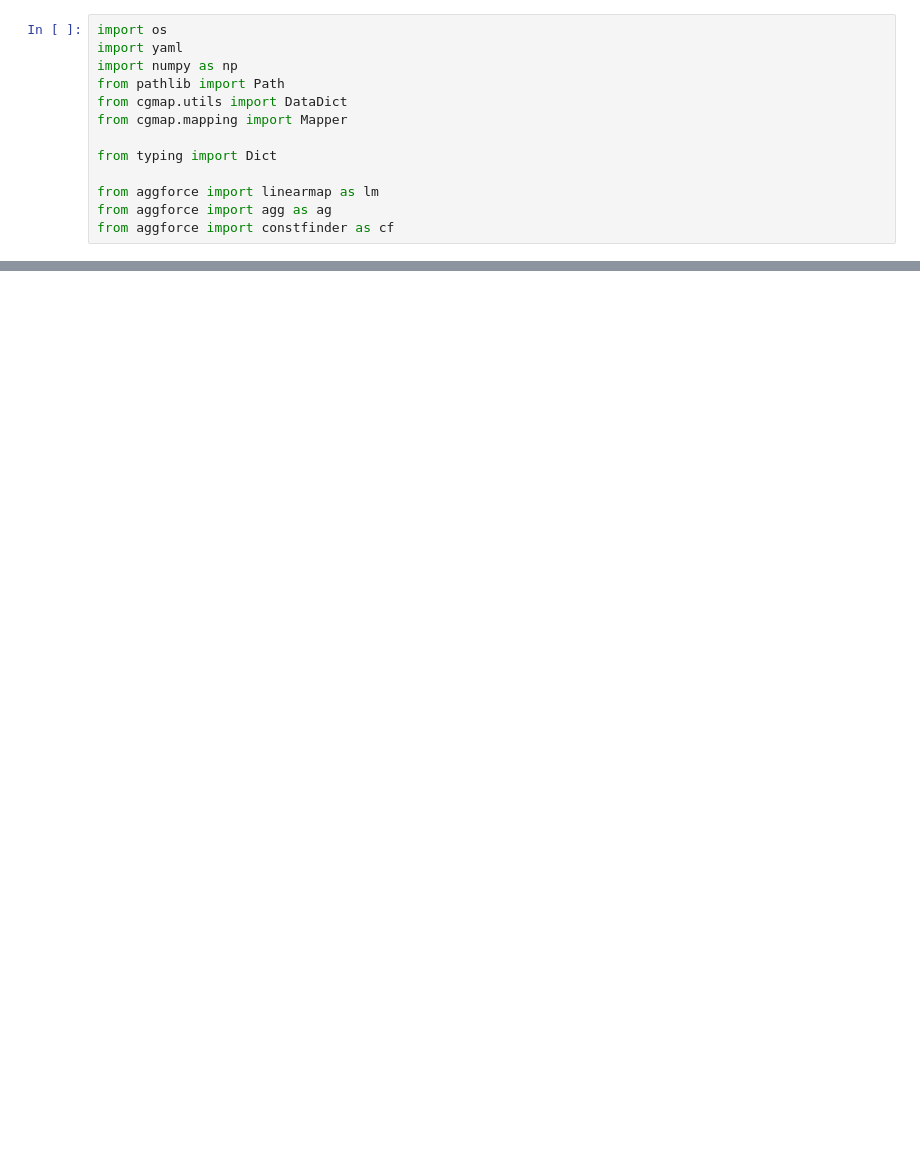
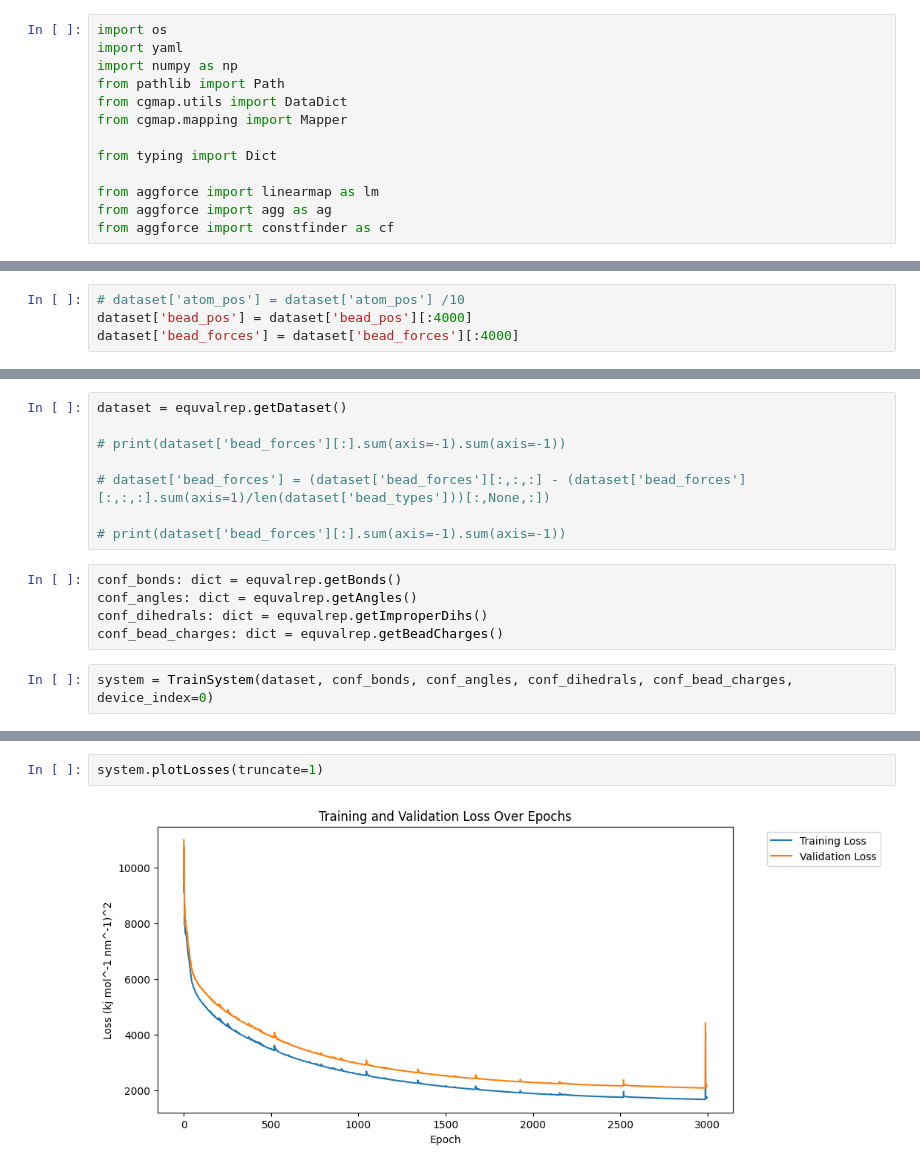
Before and after one commit to limresgrp/CGffap, a Jupyter notebook: SimGen.ipynb, the cells around one changed output, grey strips where cells are left out. Saved outputs shown, nothing was run; the diff lists cells and outputs as text; blank space fills up the shorter version.

Commit message:
training pipeline

```diff
--- a/SimGen.ipynb
+++ b/SimGen.ipynb
@@ -653,0 +184,4 @@ config_BeadCharges_per_bead
+# %%
+# dataset['atom_pos'] = dataset['atom_pos'] /10
+dataset['bead_pos'] = dataset['bead_pos'][:4000]
+dataset['bead_forces'] = dataset['bead_forces'][:4000]
@@ -653,0 +213,15 @@ config_BeadCharges_per_bead
+# %%
+dataset = equvalrep.getDataset()
+
+# print(dataset['bead_forces'][:].sum(axis=-1).sum(axis=-1))
+
+# dataset['bead_forces'] = (dataset['bead_forces'][:,:,:] - (dataset['bead_forces'][:,:,:].sum(axis=1)/len(dataset['bead_types']))[:,None,:])
+
+# print(dataset['bead_forces'][:].sum(axis=-1).sum(axis=-1))
+# %%
+conf_bonds: dict = equvalrep.getBonds()
+conf_angles: dict = equvalrep.getAngles()
+conf_dihedrals: dict = equvalrep.getImproperDihs()
+conf_bead_charges: dict = equvalrep.getBeadCharges()
+# %%
+system = TrainSystem(dataset, conf_bonds, conf_angles, conf_dihedrals, conf_bead_charges, device_index=0)
@@ -653,0 +261,4 @@ config_BeadCharges_per_bead
+# %%
+system.plotLosses(truncate=1)
+# %% [output]
+[figure, added]
```
Also changed, not shown: parts of 48 cells of this notebook, 11 other files.
